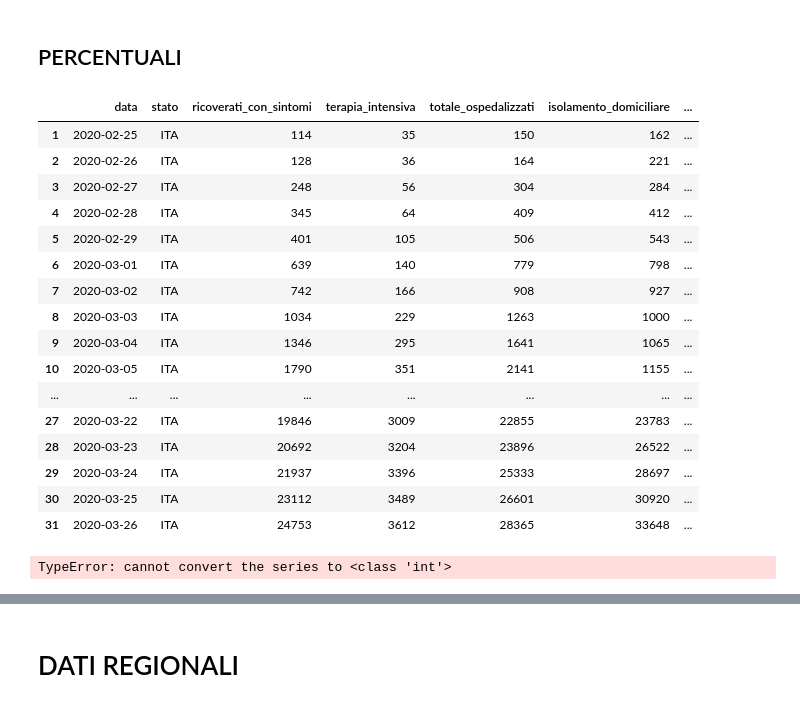
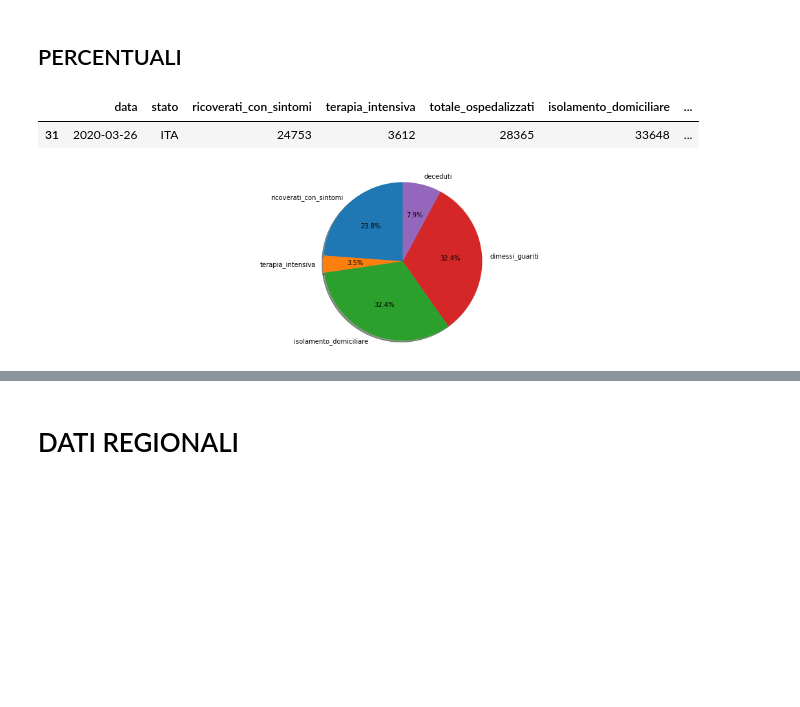
Before and after one commit to pasalino/Covid-19-PyAnalysis, a Jupyter notebook: Untitled.ipynb, the cells around one changed output, grey strips where cells are left out. Drawn from its saved outputs; the diff is of its cells as text; code cells hidden in the pictures; blank space fills up the shorter version.

Commit message:
fix bugs with last_info

```diff
--- a/Untitled.ipynb
+++ b/Untitled.ipynb
@@ -205,25 +205,10 @@ avg_trend.tail()
 # %% [markdown]
 ## PERCENTUALI
 # %%
-last_info = national_trend[1:]
+last_info = national_trend[-1:]
 last_info
 # %% [output]
 |  | data | stato | ricoverati_con_sintomi | terapia_intensiva | totale_ospedalizzati | isolamento_domiciliare | ... |
-| 1 | 2020-02-25 | ITA | 114 | 35 | 150 | 162 | ... |
-| 2 | 2020-02-26 | ITA | 128 | 36 | 164 | 221 | ... |
-| 3 | 2020-02-27 | ITA | 248 | 56 | 304 | 284 | ... |
-| 4 | 2020-02-28 | ITA | 345 | 64 | 409 | 412 | ... |
-| 5 | 2020-02-29 | ITA | 401 | 105 | 506 | 543 | ... |
-| 6 | 2020-03-01 | ITA | 639 | 140 | 779 | 798 | ... |
-| 7 | 2020-03-02 | ITA | 742 | 166 | 908 | 927 | ... |
-| 8 | 2020-03-03 | ITA | 1034 | 229 | 1263 | 1000 | ... |
-| 9 | 2020-03-04 | ITA | 1346 | 295 | 1641 | 1065 | ... |
-| 10 | 2020-03-05 | ITA | 1790 | 351 | 2141 | 1155 | ... |
-| ... | ... | ... | ... | ... | ... | ... | ... |
-| 27 | 2020-03-22 | ITA | 19846 | 3009 | 22855 | 23783 | ... |
-| 28 | 2020-03-23 | ITA | 20692 | 3204 | 23896 | 26522 | ... |
-| 29 | 2020-03-24 | ITA | 21937 | 3396 | 25333 | 28697 | ... |
-| 30 | 2020-03-25 | ITA | 23112 | 3489 | 26601 | 30920 | ... |
 | 31 | 2020-03-26 | ITA | 24753 | 3612 | 28365 | 33648 | ... |
 # %%
 # Data to plot
@@ -241,7 +226,7 @@ ax1.axis('equal')  # Equal aspect ratio ensures that pie is drawn as a circle.
 
 plt.show()
 # %% [output]
-TypeError: cannot convert the series to <class 'int'>
+[figure, added]
 # %%
 percents_in_period = pd.DataFrame()
 percents_in_period['data'] = national_trend['data']
```
Also changed, not shown: parts of 1 cell of this notebook.
